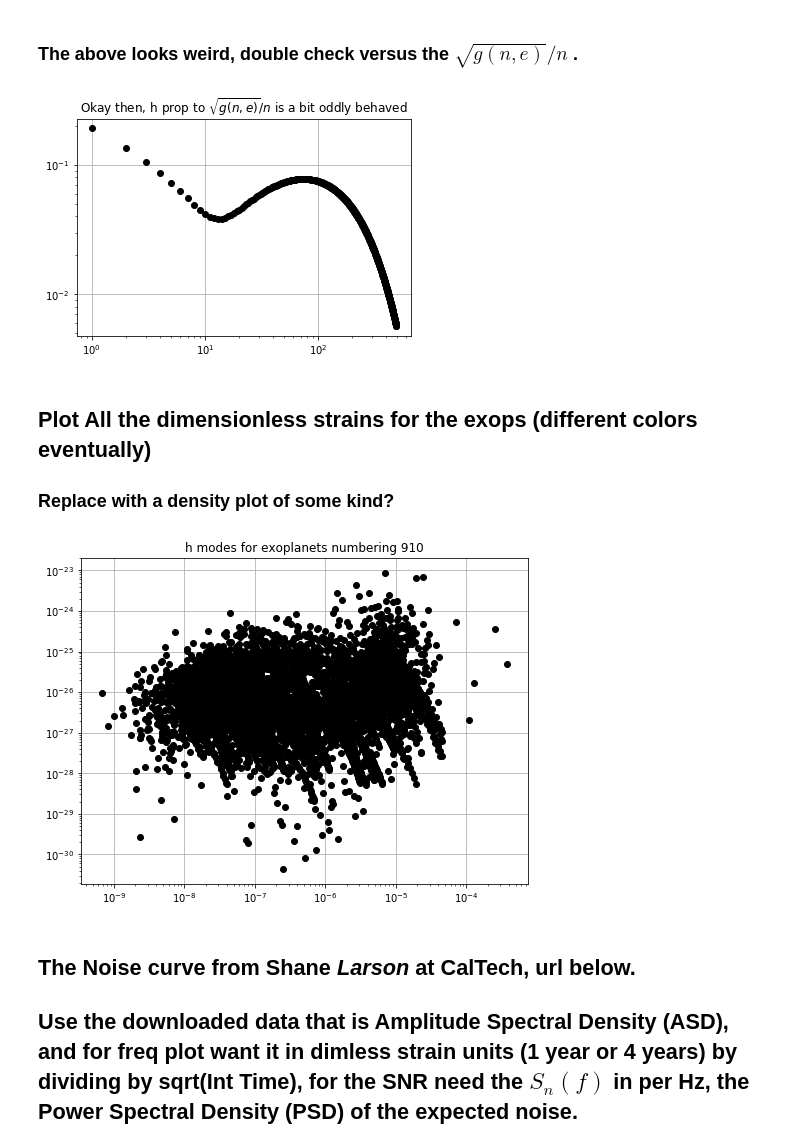
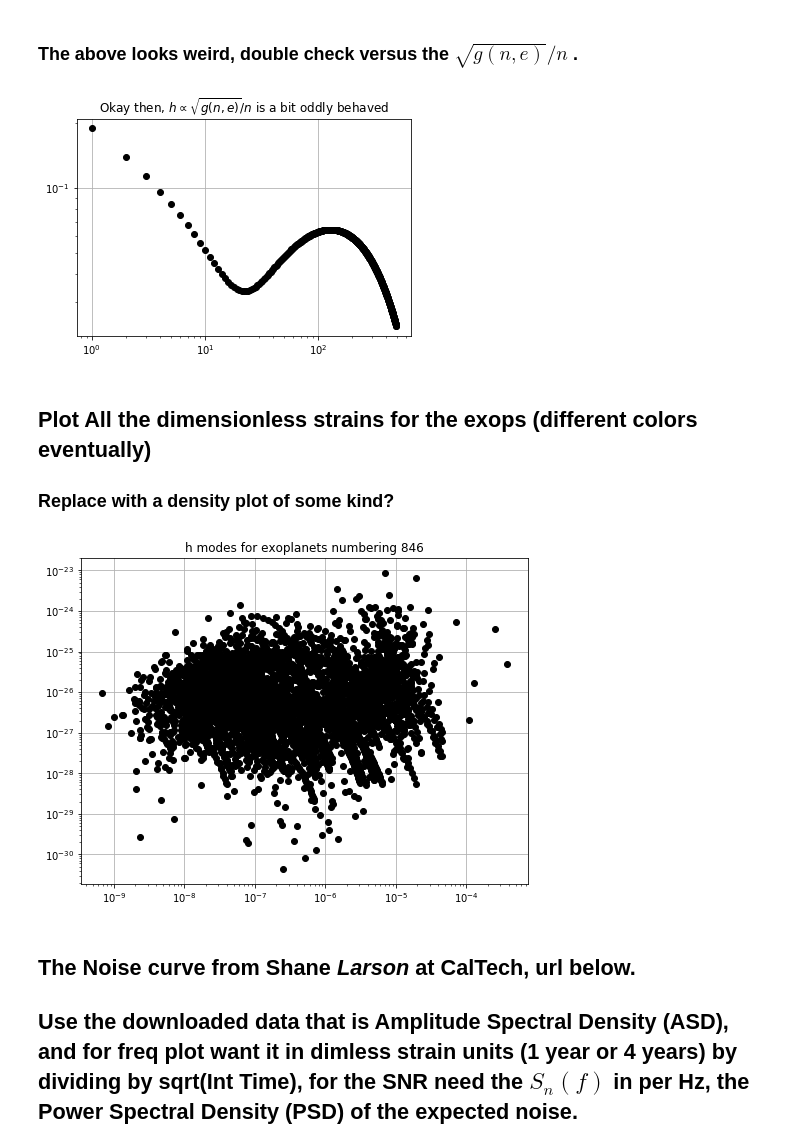
Before and after one commit to gabella/exoplanetsMath, a Jupyter notebook: python/GWStrainPlotsSNR.ipynb, the cells around one changed output. Saved outputs shown, nothing was run; the diff lists cells and outputs as text; code cells hidden in the pictures.

```diff
--- a/python/GWStrainPlotsSNR.ipynb
+++ b/python/GWStrainPlotsSNR.ipynb
@@ -63,7 +63,7 @@ saveFile = True;# Future work, when we do NOT want an intermediate file here wou
 # %%
 # csv file below was downloaded earlier with code below.  newImport = False to use it.  Or new csv will be
 # created.  This takes a few seconds.
-csvFileName = csvDir + 'exopP_20180408_141319.csv'
+csvFileName = csvDir + 'exopP_20180518_173344.csv'
 if newImport and saveFile:
     myDateTimeStamp = gwt.dateTimeStamp()  # See the gwtools.py file with this and other functions in it.
     csvFileName = csvDir + 'exopP_' + myDateTimeStamp + '.csv'
@@ -345,0 +346,3 @@ aDataEccen.head(3)  #  Looks like Row 304 has eccen 0.9560 and a ton of modes.
+# %%
+irowBig = aDataEccen.index[0]
+print(irowBig)
@@ -346,7 +351,8 @@ aDataEccen.head(3)  #  Looks like Row 304 has eccen 0.9560 and a ton of modes.
 # %%
 #  Looks like Row 304 has eccen 0.9560 and a ton of modes.
 #  Or row 0 of the new dataframe.
-irowBig = 304  # index in dataframe, also the same index for aDataEccen.
+#irowBig = 309  # index in dataframe, also the same index for aDataEccen.
+print(  aData['pl_orbper'][irowBig]*secsDay )
 freq0 = 1.0/( aData['pl_orbper'][irowBig]*secsDay )
 
 
@@ -367,15 +374,15 @@ Text(0.5,1,'h modes for planet on star HD 20782 with e = 0.956')
 ### The above looks weird, double check versus the $\sqrt{g(n,e)}/n$ .
 # %%
 # Above is weird!!
-eccen = aData['pl_orbeccen'][304]
+eccen = aData['pl_orbeccen'][irowBig]
 xx = np.array( range(1,491) )
 yy = [ np.sqrt( gwt.ggSimp(nn, eccen) )/nn for nn in xx ]
 plt.loglog(xx, yy, 'ko')
-plt.title('Okay then, h prop to $\sqrt{g(n,e)}/n$ is a bit oddly behaved')
+plt.title('Okay then, $h\propto \sqrt{g(n,e)}/n$ is a bit oddly behaved')
 plt.grid(True)
 # Okay not so weird!!
 # %% [output]
-[figure, old version]
+[figure, new version]
 # %% [markdown]
 ## Plot All the dimensionless strains for the exops (different colors eventually)
 ### Replace with a density plot of some kind?
@@ -406,7 +413,7 @@ for irow in range( len(aData) ):  #  range(4):  # cannot iterate over length, .i
 plt.grid(True)
 plt.title('h modes for exoplanets numbering %d' % len(aData) );
 # %% [output]
-[figure, old version]
+[figure, new version]
 # %% [markdown]
 ## The Noise curve from Shane *Larson* at CalTech, url below.
 ## Use the downloaded data that is Amplitude Spectral Density (ASD), and for freq plot want it in dimless strain units (1 year or 4 years) by dividing by sqrt(Int Time), for the SNR need the $S_n(f)$ in per Hz, the Power Spectral Density (PSD) of the expected noise.
```
Also changed, not shown: parts of 18 cells of this notebook, 10 other files.
